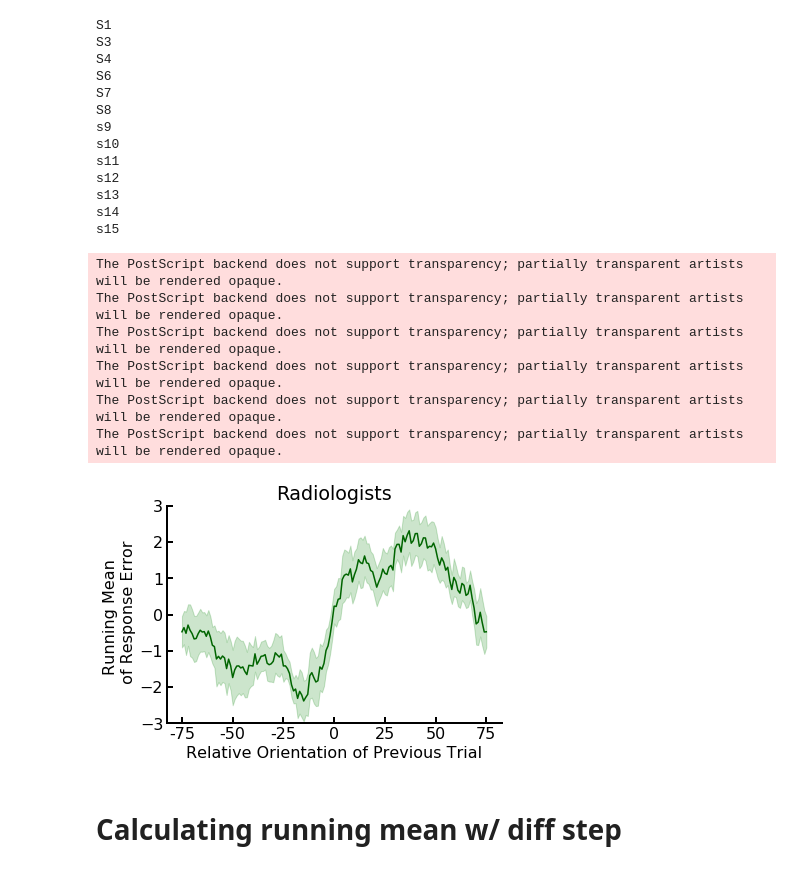
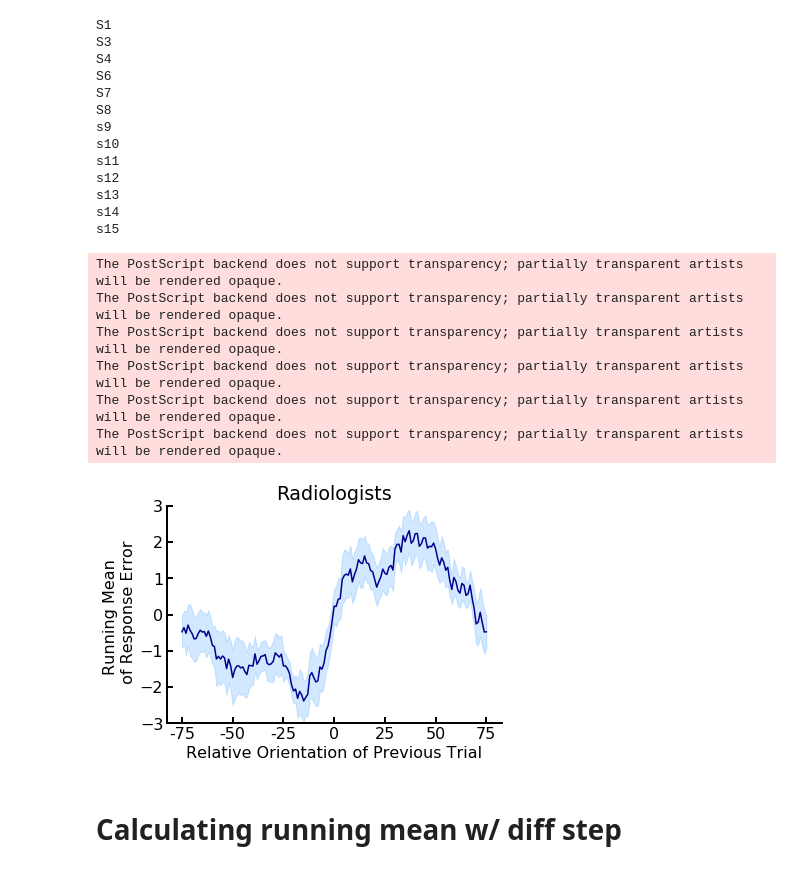
Before and after one commit to WhitneyLab/Serial_Dependence_Analysis_Base, a Jupyter notebook: figures/Fig_5/Fig_5.ipynb, the cells around one changed output. Cells and saved outputs as stored; diff of their text form; code cells hidden in the pictures.

```diff
--- a/figures/Fig_5/Fig_5.ipynb
+++ b/figures/Fig_5/Fig_5.ipynb
@@ -20,7 +20,7 @@ mpl.rcParams['axes.linewidth'] = 2
 # %%
 fig5_path = os.getcwd()
 figures_path = str(Path(fig5_path).parent)
-datapath = figures_path + '/data/radiologists/Analysis5_12_2020/yes removal yes correction/'
+datapath = figures_path + '/data/radiologists/Analysis5_19_2020/Radiologists Analysis/'
 # %% [markdown]
 # Plot params
 # %%
@@ -139,25 +139,26 @@ for row in range(len(alldata)): # let's go calculating row by row
     alldata.loc[row, 'SEM_LOW'] = sem_low
     alldata.loc[row, 'SEM_UP'] = sem_up
 # %%
-plt.plot(alldata['MEAN'], color='darkgreen')
-plt.fill_between(range(len(alldata)), alldata['SEM_LOW'], alldata['SEM_UP'], facecolor="orange", color='green', alpha=0.2)
+plt.plot(alldata['MEAN'], color='darkblue')
+plt.fill_between(range(len(alldata)), alldata['SEM_LOW'], alldata['SEM_UP'], facecolor="orange", color='dodgerblue', alpha=0.2)
 plt.ylabel('Running Mean \n of Response Error')
 plt.xlabel('Relative Orientation of Previous Trial')
 plt.ylim([-3, 3])
 plt.yticks(np.arange(-3, 4, 1))
 plt.xticks(np.arange(0, 151, 25), ('-75', '-50', '-25', '0', '25', '50', '75'))
 sns.despine()
 plt.title('Radiologists')
 plt.savefig('AvgRunningMean_Radiologists.eps', bbox_inches='tight', dpi=1200)
-plt.savefig('RunningMean_Radiologists.jpg', bbox_inches='tight', dpi=1200)
+plt.savefig('AvgRunningMean_Radiologists.jpg', bbox_inches='tight', dpi=1200)
+plt.savefig('AvgRunningMean_Radiologists.svg', bbox_inches='tight', dpi=1200)
 # %% [output]
 The PostScript backend does not support transparency; partially transparent artists will be rendered opaque.
 The PostScript backend does not support transparency; partially transparent artists will be rendered opaque.
 The PostScript backend does not support transparency; partially transparent artists will be rendered opaque.
 The PostScript backend does not support transparency; partially transparent artists will be rendered opaque.
 The PostScript backend does not support transparency; partially transparent artists will be rendered opaque.
 The PostScript backend does not support transparency; partially transparent artists will be rendered opaque.
-[figure, old version]
+[figure, new version]
 # %% [markdown]
 # Calculating running mean w/ diff step
 # %%
```
Also changed, not shown: parts of 11 cells of this notebook, 10 other files.
